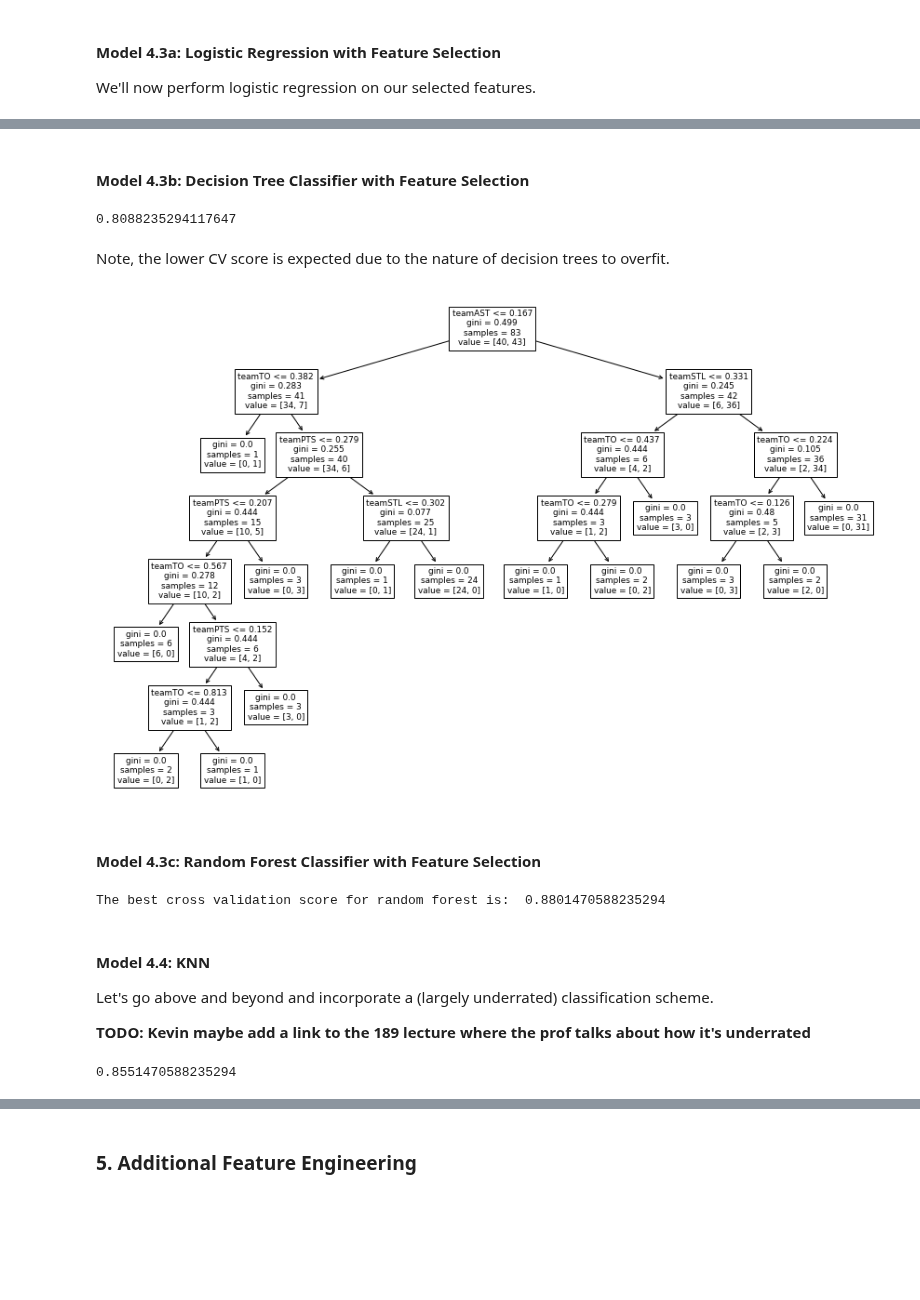
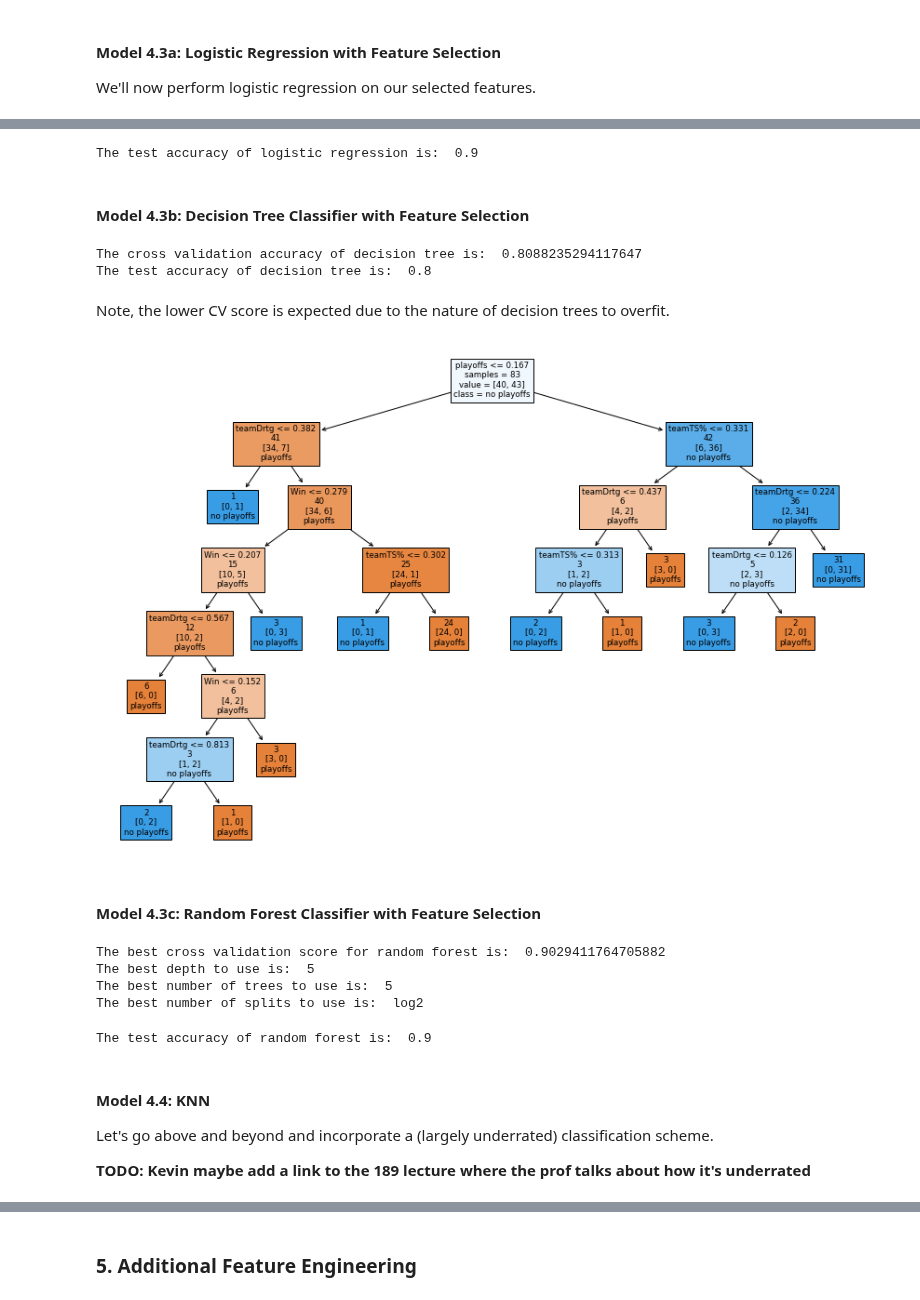
Before and after one commit to ktang98/basketball_analysis, a Jupyter notebook: basketball/basketball_analysis.ipynb, the cells around one changed output, grey strips where cells are left out. Drawn from its saved outputs; the diff is of its cells as text; code cells hidden in the pictures; blank space fills up the shorter version.

Commit message:
added hypertuning for models and plots for CV accuracy

```diff
--- a/basketball/basketball_analysis.ipynb
+++ b/basketball/basketball_analysis.ipynb
@@ -500,39 +509,79 @@ The cross validation accuracy of logistic regression is:  0.8551470588235294
+# %%
+logreg_naive = LogisticRegression(C=50, random_state=42)
+logreg_naive.fit(train_x_cleaned, train_y)
+logreg_preds = logreg_naive.predict(test_x[final_features])
+logreg_accuracy = accuracy_score(test_y, logreg_preds)
+print('The test accuracy of logistic regression is: ', logreg_accuracy)
+# %% [output]
+The test accuracy of logistic regression is:  0.9
 # %% [markdown]
 #### Model 4.3b: Decision Tree Classifier with Feature Selection
-# %%
-decisiontree_naive = DecisionTreeClassifier()
-np.mean(cross_val_score(decisiontree_naive, train_x_cleaned, train_y, cv=5))
-# %% [output]
-0.8088235294117647
+# %%
+decisiontree_naive = DecisionTreeClassifier(random_state=42)
+decisiontree_score = np.mean(cross_val_score(decisiontree_naive, train_x_cleaned, train_y, cv=5))
+print('The cross validation accuracy of decision tree is: ', decisiontree_score)
+
+decisiontree_naive.fit(train_x_cleaned, train_y)
+decisiontree_preds = decisiontree_naive.predict(test_x[final_features])
+decisiontree_accuracy = accuracy_score(test_y, decisiontree_preds)
+print('The test accuracy of decision tree is: ', decisiontree_accuracy)
+# %% [output]
+The cross validation accuracy of decision tree is:  0.8088235294117647
+The test accuracy of decision tree is:  0.8
 # %% [markdown]
 Note, the lower CV score is expected due to the nature of decision trees to overfit.
 # %%
 decisiontree_naive.fit(train_x_cleaned, train_y)
 plt.figure(figsize=(15,10))
-plot_tree(decisiontree_naive, feature_names = train_x.columns);
+plot_tree(decisiontree_naive, feature_names = train_x_cleaned.columns, \
+          filled=True, label='root', \
+          impurity=False, \
+         class_names = ['playoffs', 'no playoffs']);
 # %% [output]
-[figure, old version]
+[figure, new version]
 # %% [markdown]
 #### Model 4.3c: Random Forest Classifier with Feature Selection
 # %%
-depths = [5, 10, 15, 20]
-num_trees = [5, 10, 100, 1000]
+depths = [1, 5, 10, 15, 20]
+num_trees = [1, 5, 10, 100, 1000]
+max_features = ['auto', 'log2', None]
 randomforest_scores = []
+best_depth = -100
+best_num_trees = -100
+best_split = -100
+max_score = -10000
 for depth in depths:
     for n in num_trees:
-        randomforest = RandomForestClassifier(max_depth = depth, n_estimators=n)
-        randomforest_scores.append(np.mean(cross_val_score(randomforest, train_x_cleaned, train_y, cv=5)))
-print('The best cross validation score for random forest is: ', max(randomforest_scores))
+        for m in max_features:
+            randomforest = RandomForestClassifier(max_depth = depth, n_estimators=n, random_state=42, \
+                                                  max_features=m)
+            curr = np.mean(cross_val_score(randomforest, train_x, train_y, cv=5))
+            if curr >= max_score:
+                best_depth = depth
+                best_num_trees = n
+                max_score = curr
+                best_split= m
+print('The best cross validation score for random forest is: ', max_score)
+print('The best depth to use is: ', best_depth)
+print('The best number of trees to use is: ', best_num_trees)
+print('The best number of splits to use is: ', best_split)
 # %% [output]
-The best cross validation score for random forest is:  0.8801470588235294
+The best cross validation score for random forest is:  0.9029411764705882
+The best depth to use is:  5
+The best number of trees to use is:  5
+The best number of splits to use is:  log2
+# %%
+randomforest = RandomForestClassifier(max_depth = 5, n_estimators=5, random_state=42, \
+                                     max_features='log2')
+randomforest.fit(train_x, train_y)
+randomforest_preds = randomforest.predict(test_x)
+randomforest_accuracy = accuracy_score(test_y, randomforest_preds)
+print('The test accuracy of random forest is: ', randomforest_accuracy)
+# %% [output]
+The test accuracy of random forest is:  0.9
 # %% [markdown]
 #### Model 4.4: KNN
 
 Let's go above and beyond and incorporate a (largely underrated) classification scheme.
 
 <b> TODO: Kevin maybe add a link to the 189 lecture where the prof talks about how it's underrated </b>
-# %%
-neigh = KNeighborsClassifier()
-np.mean(cross_val_score(neigh, train_x_cleaned, train_y, cv=5))
-# %% [output]
-0.8551470588235294
```
Also changed, not shown: parts of 14 cells of this notebook.
